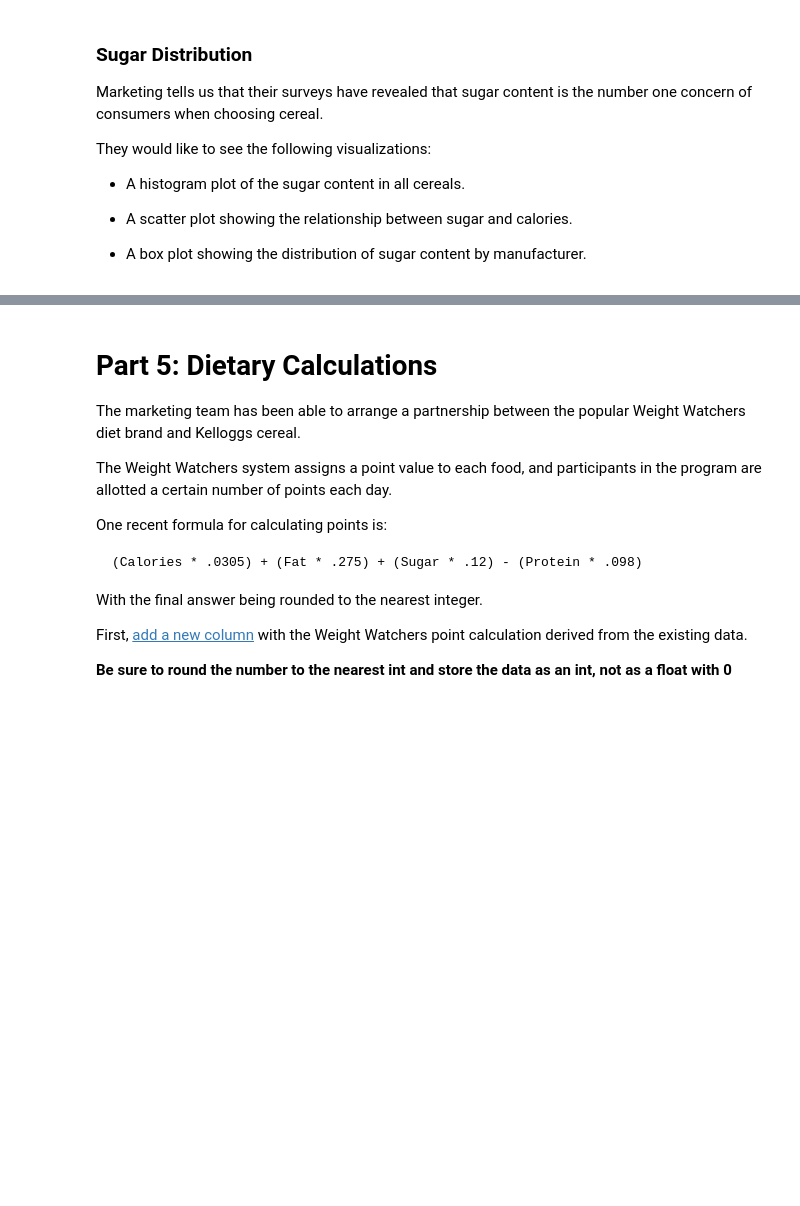
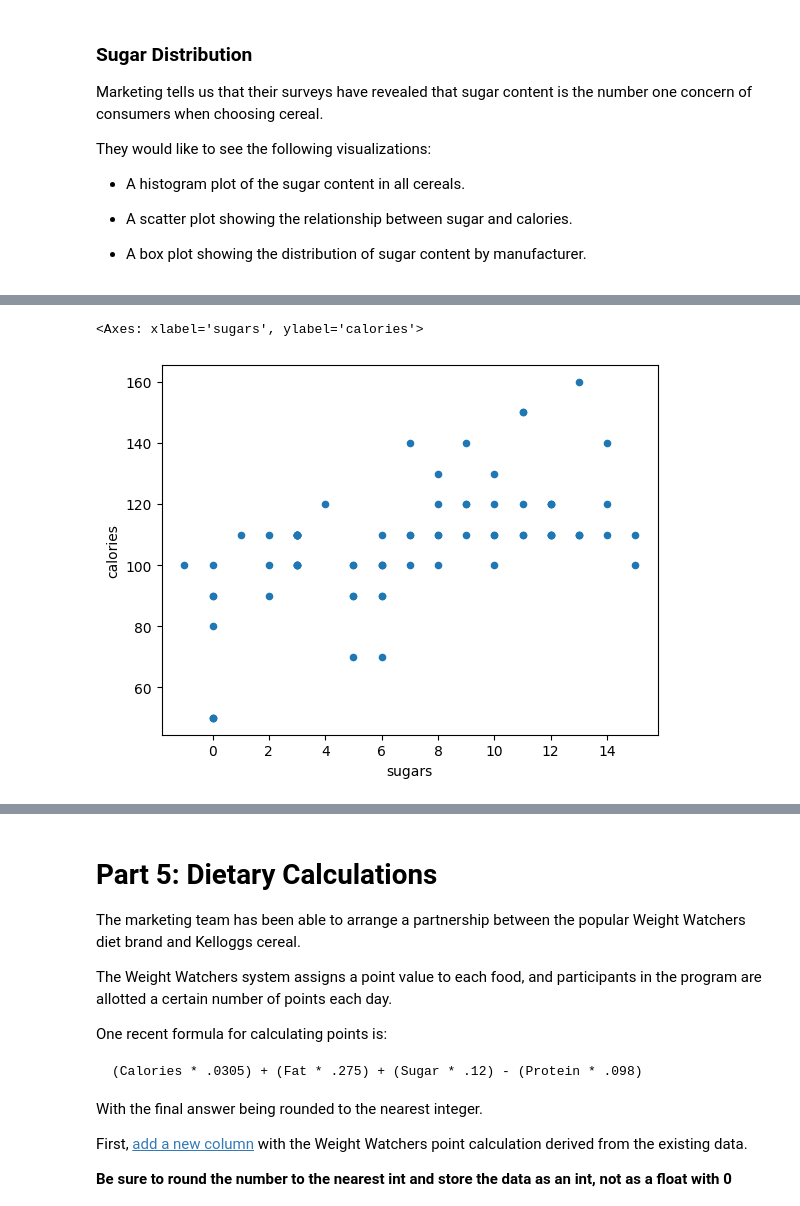
Before and after one commit to Taylor-Paxman/CSE450, a Jupyter notebook: notebooks/Exploration_02.ipynb, the cells around one changed output, grey strips where cells are left out. Saved outputs shown, nothing was run; the diff lists cells and outputs as text; code cells hidden in the pictures; blank space fills up the shorter version.

```diff
--- a/notebooks/Exploration_02.ipynb
+++ b/notebooks/Exploration_02.ipynb
@@ -134,0 +154,7 @@ They would like to see the following visualizations:
+# %%
+# Create the three visualzations requested by the the marketing team
+
+cereal.plot.scatter(x='sugars', y='calories')
+# %% [output]
+<Axes: xlabel='sugars', ylabel='calories'>
+[figure, added]
```
Also changed, not shown: parts of 5 cells of this notebook.
